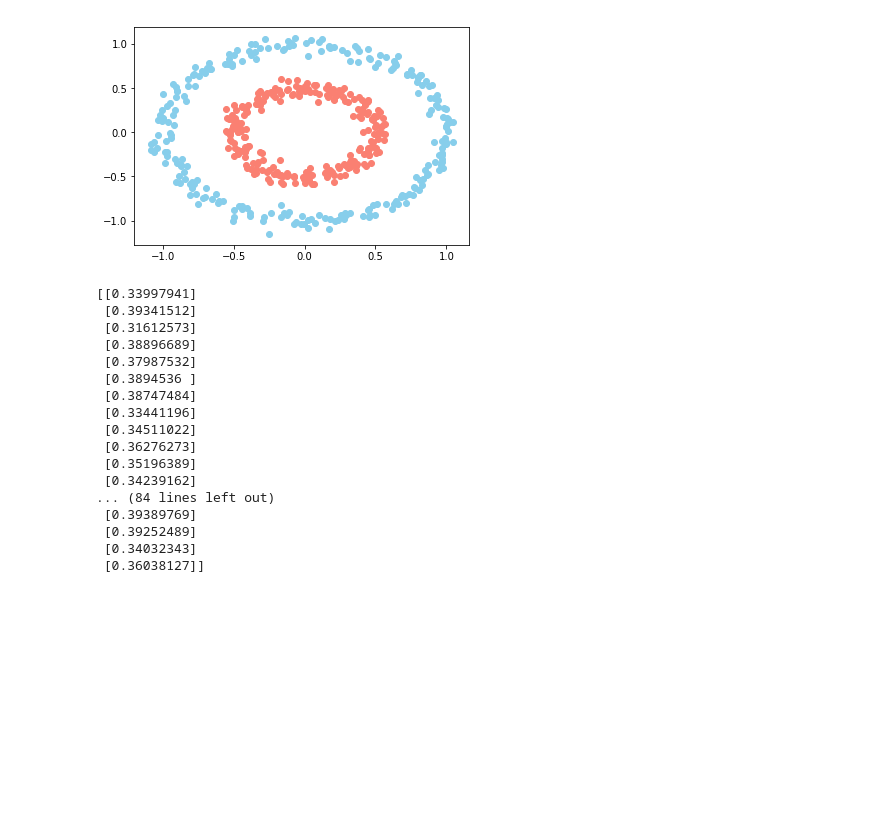
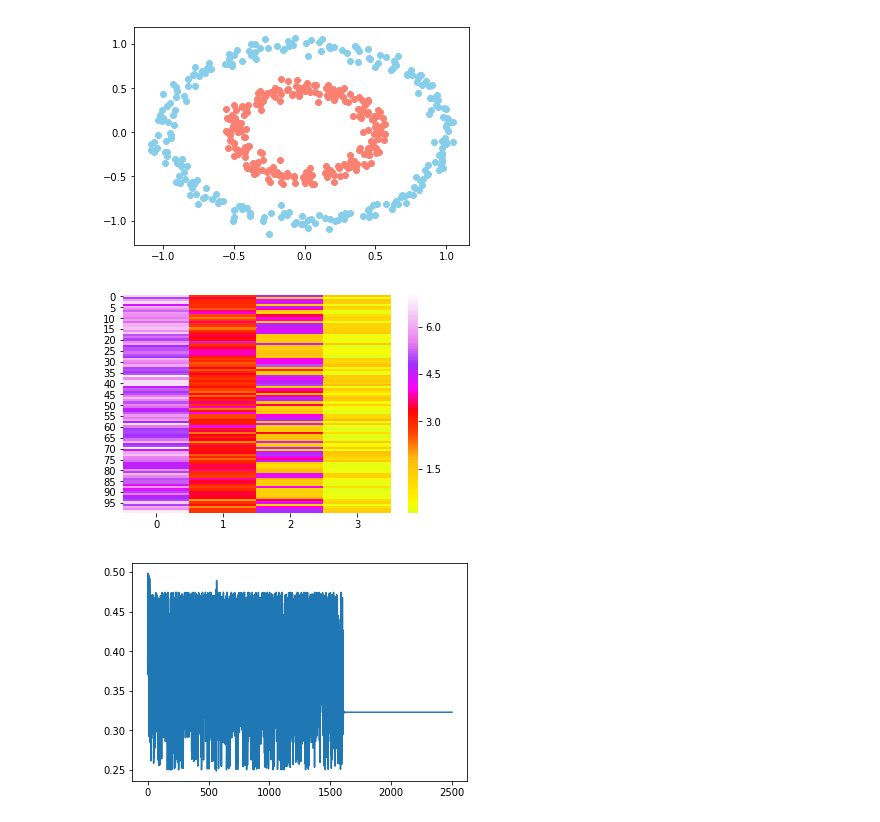
Before and after one commit to Alg0r1thmic/AI, a Jupyter notebook: NeuronalNetworks/NeuronalNetwork.ipynb, the cells around one changed output. Drawn from its saved outputs; the diff is of its cells as text; code cells hidden in the pictures; blank space fills up the shorter version.

Commit message:
add loss graph

```diff
--- a/NeuronalNetworks/NeuronalNetwork.ipynb
+++ b/NeuronalNetworks/NeuronalNetwork.ipynb
@@ -89,7 +89,7 @@ class neuronalLayer(object):
         self.bayas=np.random.rand(1,numberNeurons)*2-1#inicializacion con random
         self.W=np.random.rand(numberConnection,numberNeurons)*2-1#inicializacion con random
 class NeuronalNetwork(object):
-    def __init__(self,learningRatio=0.1,numIterations=100,topology=[4,4,1],train=False):
+    def __init__(self,learningRatio=0.1,numIterations=100,topology=[4,4,1],train=True):
         self.learningRatio=learningRatio
         self.numIterations=numIterations
         self.topology=topology
@@ -103,13 +103,15 @@ class NeuronalNetwork(object):
         for i,layer in enumerate(self.topology[:-1]):
             nn.append(neuronalLayer(self.topology[i],self.topology[i+1],self.sigmoide))
         self.neuronalNetrowk=nn
-    def fit(self,X,Y):
+    def forwardPropagation(self,X,Y):
         out=[(None,X)]
-        #print(self.neuronalNetrowk[0].W.shape)
         for i,layer in enumerate(self.neuronalNetrowk):
             z=out[-1][1]@self.neuronalNetrowk[i].W +self.neuronalNetrowk[i].bayas
             a=self.neuronalNetrowk[i].activationFunction[0](z)
             out.append((z,a))
+        return out
+    def backwardPropagation(self,X,Y):
+        out=self.forwardPropagation(X,Y)
         if self.train:
             deltas=[]
             for i in reversed(range(0, len(self.neuronalNetrowk))):
@@ -124,6 +126,12 @@ class NeuronalNetwork(object):
                 self.neuronalNetrowk[i].bayas=self.neuronalNetrowk[i].bayas-np.mean(deltas[0],axis=0,keepdims=True)*self.learningRatio
                 self.neuronalNetrowk[i].W=self.neuronalNetrowk[i].W-out[i][1].T@deltas[0]*self.learningRatio
         return out[-1][1]
+    def fit(self,X,Y,numIterations):
+        loss=[]
+        for i in range(numIterations):
+            out=self.backwardPropagation(X,Y)
+            loss.append(self.costFunction[0](out,Y))
+        return loss
 # %%
 
 def readData():
@@ -131,55 +139,46 @@ def readData():
     df = df.drop(['Id'],axis=1)
     rows = list(range(100,150))
     df = df.drop(df.index[rows])
+
     Y = []
     target = df['Species']
     for val in target:
         if(val == 'Iris-setosa'):
             Y.append(0)
         else:
             Y.append(1)
+
     df = df.drop(['Species'],axis=1)
     X = df.values.tolist()
     X, Y = shuffle(X,Y)
     X=np.array(X)
     Y=np.array(Y)
     Y=Y[:,np.newaxis]
     return X,Y
 def createDataSet(datasetSize,featureNumber):
     X,Y=make_circles(n_samples=datasetSize,factor=featureNumber,noise=0.05)
     Y=Y[:,np.newaxis]
-
     plt.scatter(X[Y[:, 0] == 0, 0], X[Y[:, 0] == 0, 1], c="skyblue")
     plt.scatter(X[Y[:, 0] == 1, 0], X[Y[:, 0] == 1, 1], c="salmon")
     #plt.axis("equal")
     return X,Y
 def testNeuronalNetwork():
     [X,Y]=createDataSet(500,0.5)
     neuro=NeuronalNetwork()
     neuro.createNeuronalNetwork()
     neuro.fit(X,Y)
 if __name__=='__main__':
     [X,Y]=readData()
-    neuro=NeuronalNetwork()
+    heatmap_plot = sns.heatmap(X, center=0, cmap='gist_ncar')
+    plt.show()
+    neuro=NeuronalNetwork(learningRatio=0.5,topology=[4,6,1])
     neuro.createNeuronalNetwork()
-    print(neuro.fit(X,Y))
-#x=np.linspace(-5,5,100)
+    loss=neuro.fit(X,Y,2500)
+    plt.plot(range(len(loss)), loss)
+    plt.show()
+
+    #x=np.linspace(-5,5,100)
 #plt.plot(x,n.sigmoide[0](x))
 # %% [output]
-[[0.33997941]
- [0.39341512]
- [0.31612573]
- [0.38896689]
- [0.37987532]
- [0.3894536 ]
- [0.38747484]
- [0.33441196]
- [0.34511022]
- [0.36276273]
- [0.35196389]
- [0.34239162]
-... (84 lines left out)
- [0.39389769]
- [0.39252489]
- [0.34032343]
- [0.36038127]]
+[figure, added]
+[figure, added]
```
